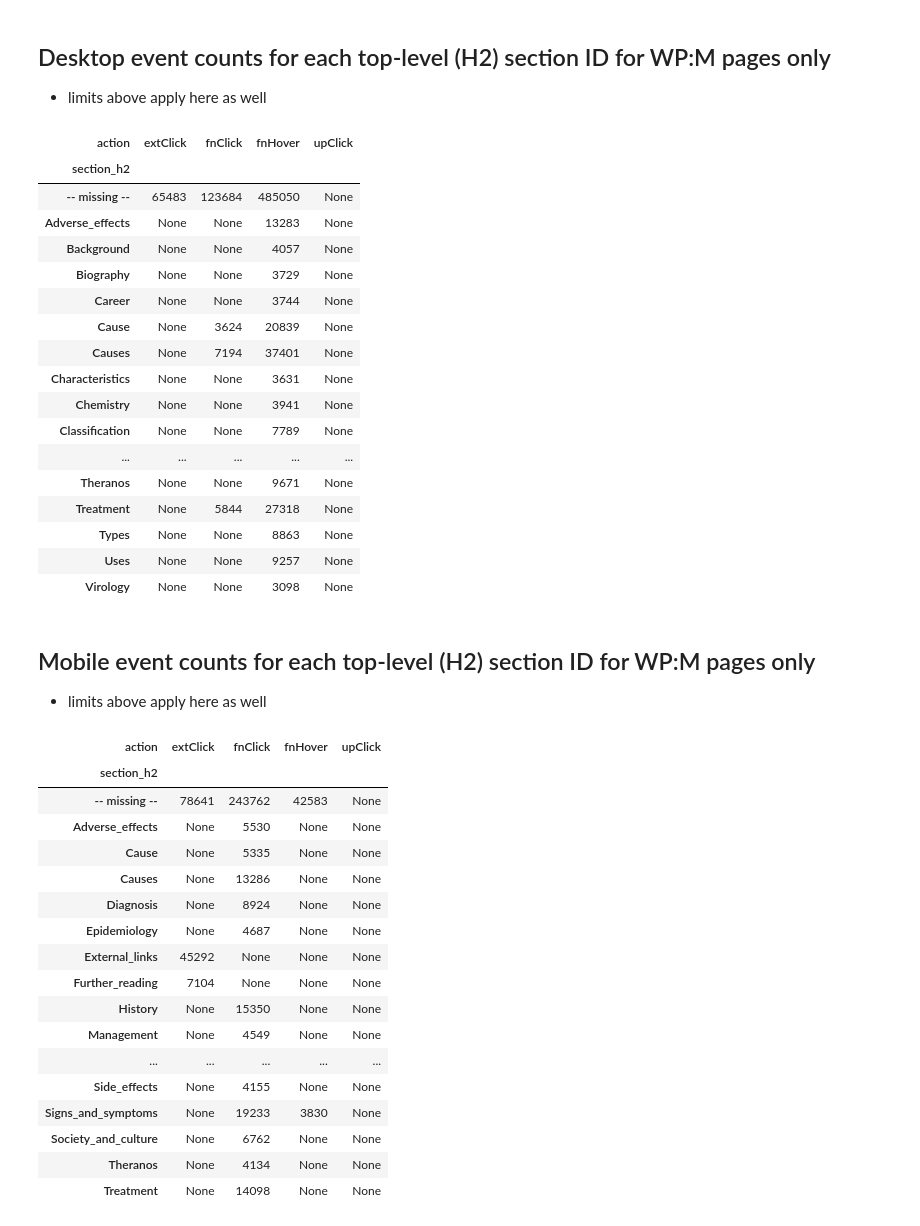
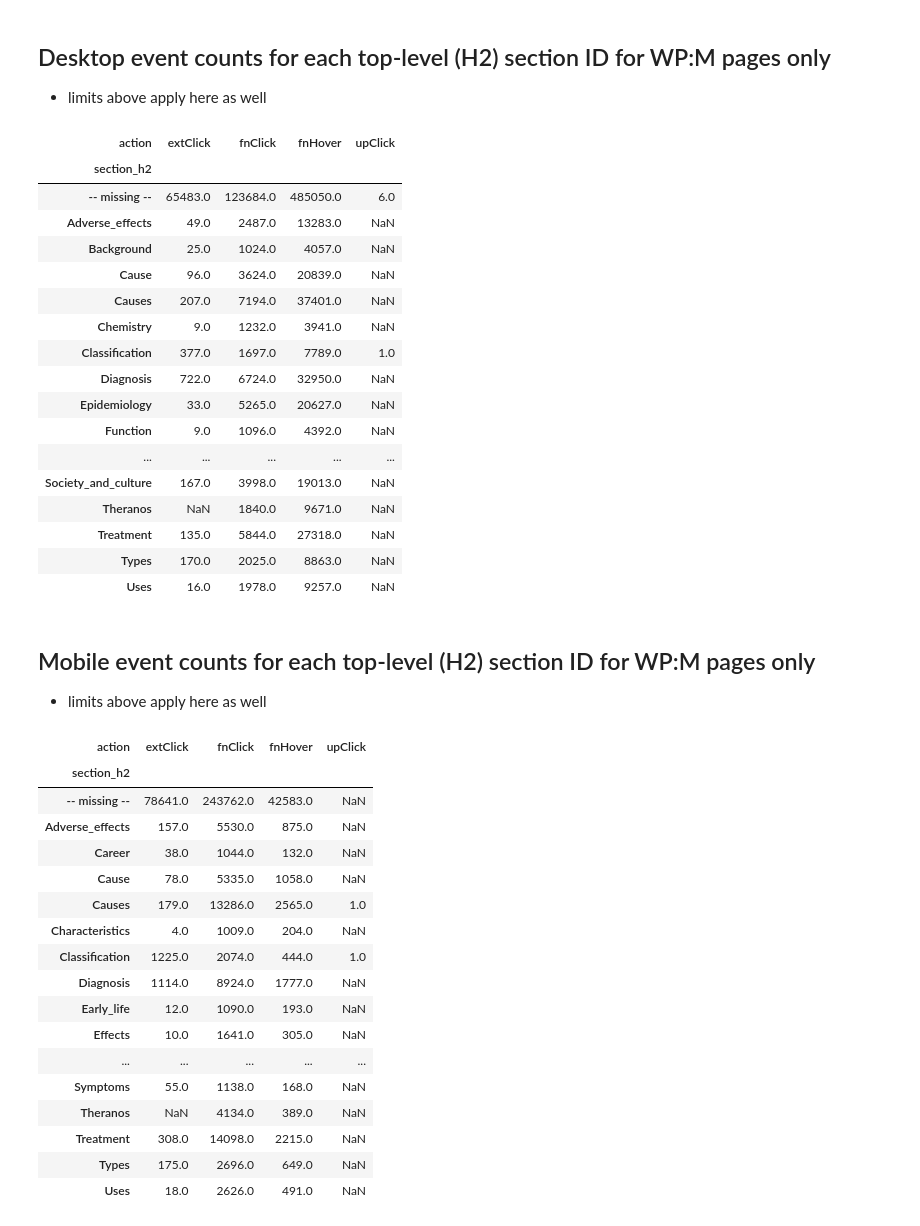
Before and after one commit to elifesciences-publications/wiki-citation-usage, a Jupyter notebook: notebooks/events-and-counts--section_ids.ipynb, the cells around one changed output. Drawn from its saved outputs; the diff is of its cells as text; code cells hidden in the pictures.

Commit message:
add page data for Adverse_effects sections; fix missing event data

```diff
--- a/notebooks/events-and-counts--section_ids.ipynb
+++ b/notebooks/events-and-counts--section_ids.ipynb
@@ -207,61 +204,53 @@ pm_section_events_mode_pandas = pm_section_events_mode.toPandas()
 ## Desktop event counts for each top-level (H2) section ID for WP:M pages only
 - limits above apply here as well
 # %%
-desktop_pda = pm_section_events_mode_pandas.copy()
+desktop_pda = pm_section_events_mode_pandas.query('mode == "desktop"').copy()
 # replace 'NaN' section_h2 with 'missing'
 desktop_pda.section_h2.fillna(value='-- missing --', inplace=True)
-# limit to counts of 1K or more
-df_filtered = desktop_pda.query('count>3000 & mode == "desktop"').copy()
-# set precision before pivot
-df_filtered['count'] = df_filtered['count'].map(lambda x: '{0:.0f}'.format(x))
-df_filtered.pivot(index='section_h2', columns='action', values='count')
+desktop_pda.pivot(index='section_h2', columns='action', values='count').query('fnClick > 1000')
 # %% [output]
 | action | extClick | fnClick | fnHover | upClick |
 | section_h2 |  |  |  |  |
-| -- missing -- | 65483 | 123684 | 485050 | None |
-| Adverse_effects | None | None | 13283 | None |
-| Background | None | None | 4057 | None |
-| Biography | None | None | 3729 | None |
-| Career | None | None | 3744 | None |
-| Cause | None | 3624 | 20839 | None |
-| Causes | None | 7194 | 37401 | None |
-| Characteristics | None | None | 3631 | None |
-| Chemistry | None | None | 3941 | None |
-| Classification | None | None | 7789 | None |
+| -- missing -- | 65483.0 | 123684.0 | 485050.0 | 6.0 |
+| Adverse_effects | 49.0 | 2487.0 | 13283.0 | NaN |
+| Background | 25.0 | 1024.0 | 4057.0 | NaN |
+| Cause | 96.0 | 3624.0 | 20839.0 | NaN |
+| Causes | 207.0 | 7194.0 | 37401.0 | NaN |
+| Chemistry | 9.0 | 1232.0 | 3941.0 | NaN |
+| Classification | 377.0 | 1697.0 | 7789.0 | 1.0 |
+| Diagnosis | 722.0 | 6724.0 | 32950.0 | NaN |
+| Epidemiology | 33.0 | 5265.0 | 20627.0 | NaN |
+| Function | 9.0 | 1096.0 | 4392.0 | NaN |
 | ... | ... | ... | ... | ... |
-| Theranos | None | None | 9671 | None |
-| Treatment | None | 5844 | 27318 | None |
-| Types | None | None | 8863 | None |
-| Uses | None | None | 9257 | None |
-| Virology | None | None | 3098 | None |
+| Society_and_culture | 167.0 | 3998.0 | 19013.0 | NaN |
+| Theranos | NaN | 1840.0 | 9671.0 | NaN |
+| Treatment | 135.0 | 5844.0 | 27318.0 | NaN |
+| Types | 170.0 | 2025.0 | 8863.0 | NaN |
+| Uses | 16.0 | 1978.0 | 9257.0 | NaN |
 # %% [markdown]
 ## Mobile event counts for each top-level (H2) section ID for WP:M pages only
 - limits above apply here as well
 # %%
-mobile_pda = pm_section_events_mode_pandas.copy()
+mobile_pda = pm_section_events_mode_pandas.query('mode == "mobile"').copy()
 # replace 'NaN' section_h2 with 'missing'
 mobile_pda.section_h2.fillna(value='-- missing --', inplace=True)
-# limit to counts of 1K or more
-df_filtered = mobile_pda.query('count>3000 & mode == "mobile"').copy()
-# set precision before pivot
-df_filtered['count'] = df_filtered['count'].map(lambda x: '{0:.0f}'.format(x))
-df_filtered.pivot(index='section_h2', columns='action', values='count')
+mobile_pda.pivot(index='section_h2', columns='action', values='count').query('fnClick > 1000')
 # %% [output]
 | action | extClick | fnClick | fnHover | upClick |
 | section_h2 |  |  |  |  |
-| -- missing -- | 78641 | 243762 | 42583 | None |
-| Adverse_effects | None | 5530 | None | None |
-| Cause | None | 5335 | None | None |
-| Causes | None | 13286 | None | None |
-| Diagnosis | None | 8924 | None | None |
-| Epidemiology | None | 4687 | None | None |
-| External_links | 45292 | None | None | None |
-| Further_reading | 7104 | None | None | None |
-| History | None | 15350 | None | None |
-| Management | None | 4549 | None | None |
+| -- missing -- | 78641.0 | 243762.0 | 42583.0 | NaN |
+| Adverse_effects | 157.0 | 5530.0 | 875.0 | NaN |
+| Career | 38.0 | 1044.0 | 132.0 | NaN |
+| Cause | 78.0 | 5335.0 | 1058.0 | NaN |
+| Causes | 179.0 | 13286.0 | 2565.0 | 1.0 |
+| Characteristics | 4.0 | 1009.0 | 204.0 | NaN |
+| Classification | 1225.0 | 2074.0 | 444.0 | 1.0 |
+| Diagnosis | 1114.0 | 8924.0 | 1777.0 | NaN |
+| Early_life | 12.0 | 1090.0 | 193.0 | NaN |
+| Effects | 10.0 | 1641.0 | 305.0 | NaN |
 | ... | ... | ... | ... | ... |
-| Side_effects | None | 4155 | None | None |
-| Signs_and_symptoms | None | 19233 | 3830 | None |
-| Society_and_culture | None | 6762 | None | None |
-| Theranos | None | 4134 | None | None |
-| Treatment | None | 14098 | None | None |
+| Symptoms | 55.0 | 1138.0 | 168.0 | NaN |
+| Theranos | NaN | 4134.0 | 389.0 | NaN |
+| Treatment | 308.0 | 14098.0 | 2215.0 | NaN |
+| Types | 175.0 | 2696.0 | 649.0 | NaN |
+| Uses | 18.0 | 2626.0 | 491.0 | NaN |
```
Also changed, not shown: parts of 6 cells of this notebook.
